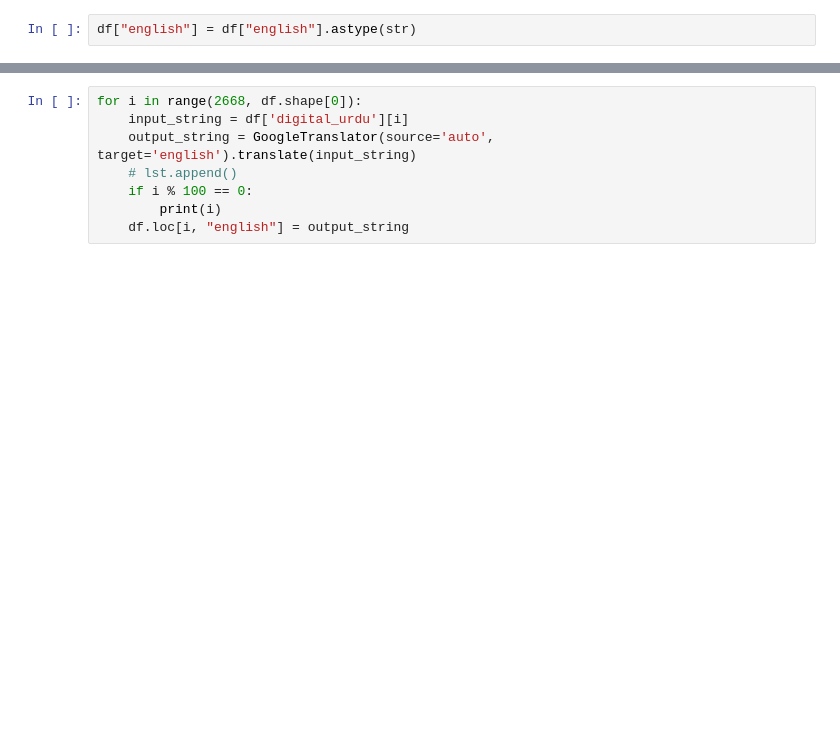
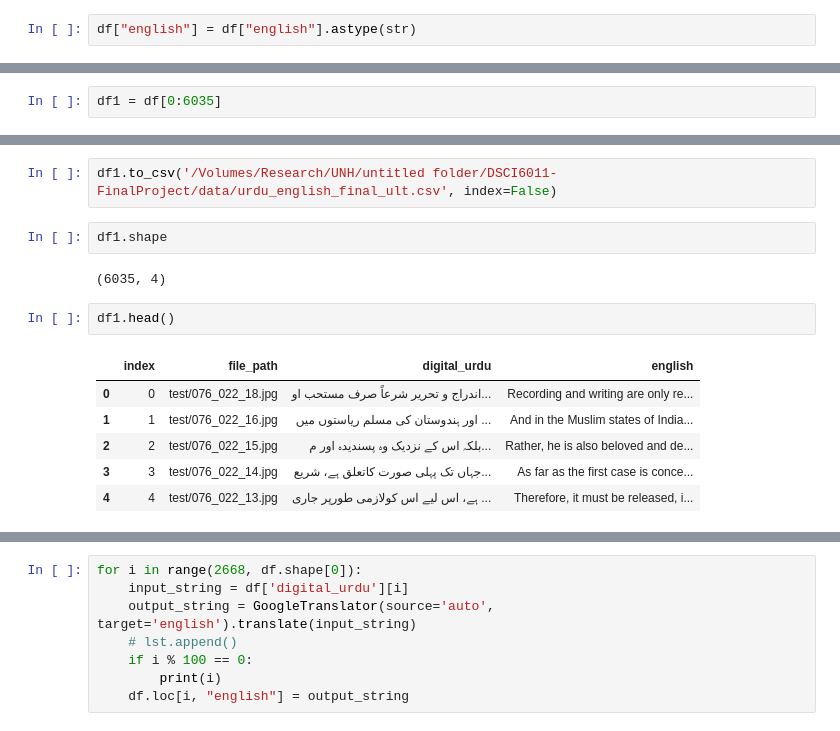
Before and after one commit to jafarvohra/DSCI6011-FinalProject, a Jupyter notebook: notebook/deep_translater_api.ipynb, the cells around one changed output, grey strips where cells are left out. Saved outputs shown, nothing was run; the diff lists cells and outputs as text; blank space fills up the shorter version.

Commit message:
completed the digital urdu english corpus

```diff
--- a/notebook/deep_translater_api.ipynb
+++ b/notebook/deep_translater_api.ipynb
@@ -74,0 +86,2 @@ ConnectionError: ('Connection aborted.', ConnectionResetError(54, 'Connection re
+# %%
+df1 = df[0:6035]
@@ -75,2 +96,17 @@ ConnectionError: ('Connection aborted.', ConnectionResetError(54, 'Connection re
+# %%
+df1.to_csv('/Volumes/Research/UNH/untitled folder/DSCI6011-FinalProject/data/urdu_english_final_ult.csv', index=False)
+# %%
+df1.shape
+# %% [output]
+(6035, 4)
+# %%
+df1.head()
+# %% [output]
+|  | index | file_path | digital_urdu | english |
+| 0 | 0 | test/076_022_18.jpg | اندراج و تحریر شرعاً صرف مستحب او... | Recording and writing are only re... |
+| 1 | 1 | test/076_022_16.jpg | اور ہندوستان کی مسلم ریاستوں میں ... | And in the Muslim states of India... |
+| 2 | 2 | test/076_022_15.jpg | بلکہ اس کے نزدیک وہ پسندیدہ اور م... | Rather, he is also beloved and de... |
+| 3 | 3 | test/076_022_14.jpg | جہاں تک پہلی صورت کاتعلق ہے، شریع... | As far as the first case is conce... |
+| 4 | 4 | test/076_022_13.jpg | ہے، اس لیے اس کولازمی طورپر جاری ... | Therefore, it must be released, i... |
 # %%
 df.loc[2667]
```
Also changed, not shown: parts of 9 cells of this notebook, 1 other file.
